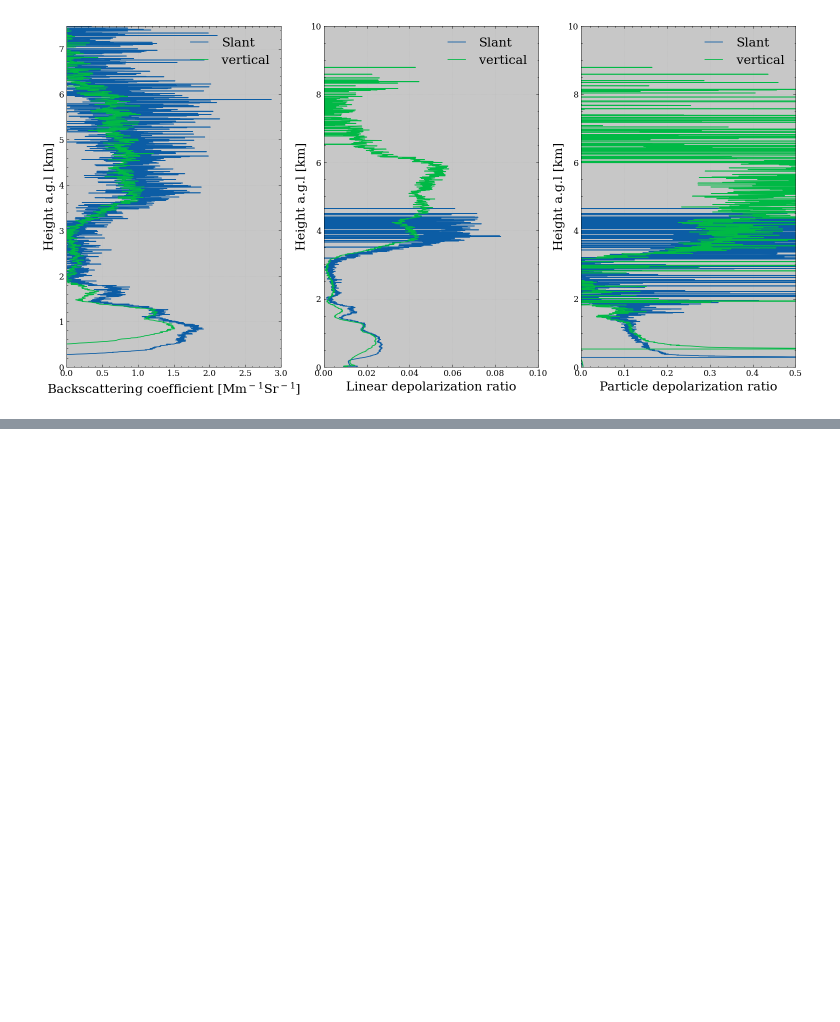
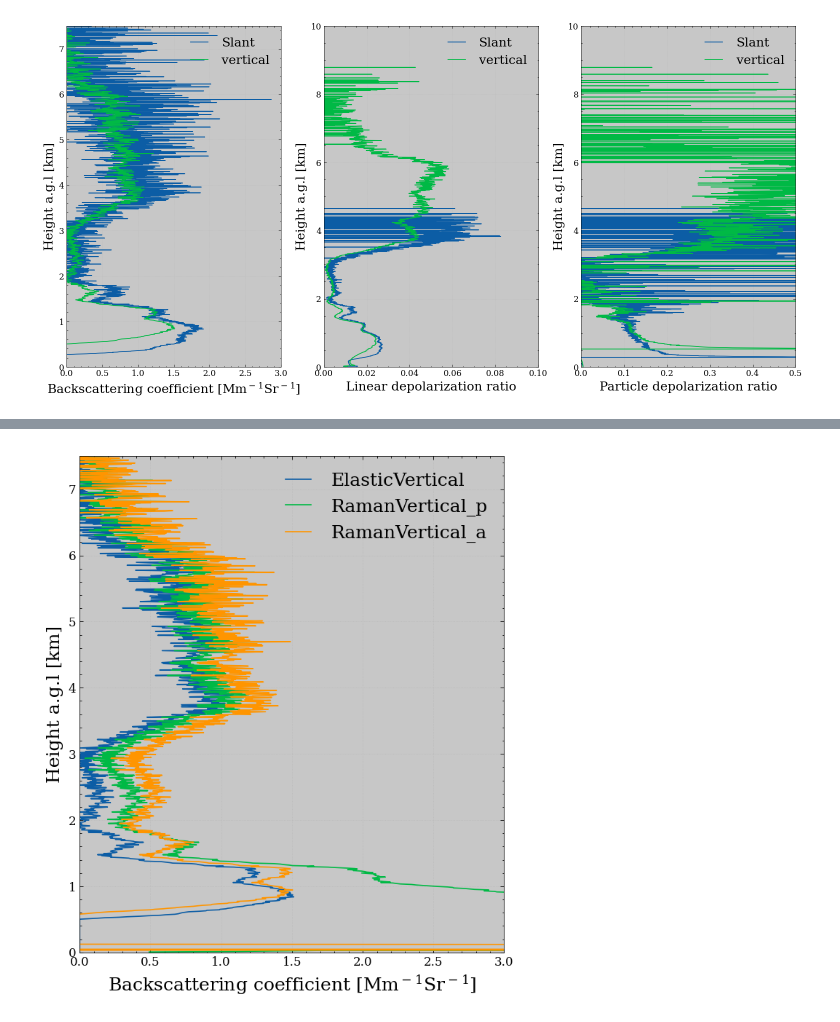
Before and after one commit to Henghengniceman/Note, a Jupyter notebook: DataAnalysisDemo.ipynb, the cells around one changed output, grey strips where cells are left out. Cells and saved outputs as stored; diff of their text form; code cells hidden in the pictures; blank space fills up the shorter version.

```diff
--- a/DataAnalysisDemo.ipynb
+++ b/DataAnalysisDemo.ipynb
@@ -215,0 +246,37 @@ with plt.style.context(['science','no-latex']):
+# %%
+beta_raman = {'verp':[], 'slap':[],'vera':[], 'slaa':[]}
+beta_part['ver']=np.where(beta_part['ver'] > 0, beta_part['ver'], 0)
+
+
+beta_raman['verp'] = raman_retrievals.raman_backscatter(rcs_387xtp_v_smooth[0:2000],rcs_355xpp_v.values[0:2000],
+                                               1000,7.5,molbeta['ver'][0:2000],
+                                               beta_part['ver'][0:2000],
+                                               355,387,1,pressure_prf['ver'][0:2000],
+                                               temperature_prf['ver'][0:2000])
+
+beta_raman['vera'] = raman_retrievals.raman_backscatter(rcs_387xta_v_smooth[0:2000],rcs_355xpp_v.values[0:2000],
+                                               1000,7.5,molbeta['ver'][0:2000],
+                                               beta_part['ver'][0:2000],
+                                               355,387,1,pressure_prf['ver'][0:2000],
+                                               temperature_prf['ver'][0:2000])
+# %%
+fig = plt.figure(figsize=(6,8),dpi=120)
+fontdicts={'weight': 'bold', 'size': 15}
+with plt.style.context(['science','no-latex']):
+    ax = fig.add_subplot(111)
+
+#     ax.plot(beta_part['sla'][0:2000]*1e6,height[0:2000]/2000, label='Slant')
+    ax.plot(beta_part['ver'][0:1000]*1e6,height[0:1000]/1000,label='ElasticVertical')
+    ax.plot(beta_raman['verp'][0:1000]*1e6,height[0:1000]/1000,label='RamanVertical_p')
+    ax.plot(beta_raman['vera'][0:1000]*1e6,height[0:1000]/1000,label='RamanVertical_a')
+
+
+
+    ax.legend(fontsize=15)
+    ax.set_xlim([0, 3])
+    ax.set_ylim([0, 7.5])
+    ax.set_ylabel('Height a.g.l [km]',fontdict={'weight': 'normal', 'size': 15})
+    ax.set_xlabel('Backscattering coefficient [M$\mathregular{m^-}$$\mathregular{^1}$$\mathregular{Sr^-}$$\mathregular{^1}$]',fontdict={'weight': 'normal', 'size': 15})
+    ax.grid(True)
+# %% [output]
+[figure, added]
```
Also changed, not shown: parts of 4 cells of this notebook.
